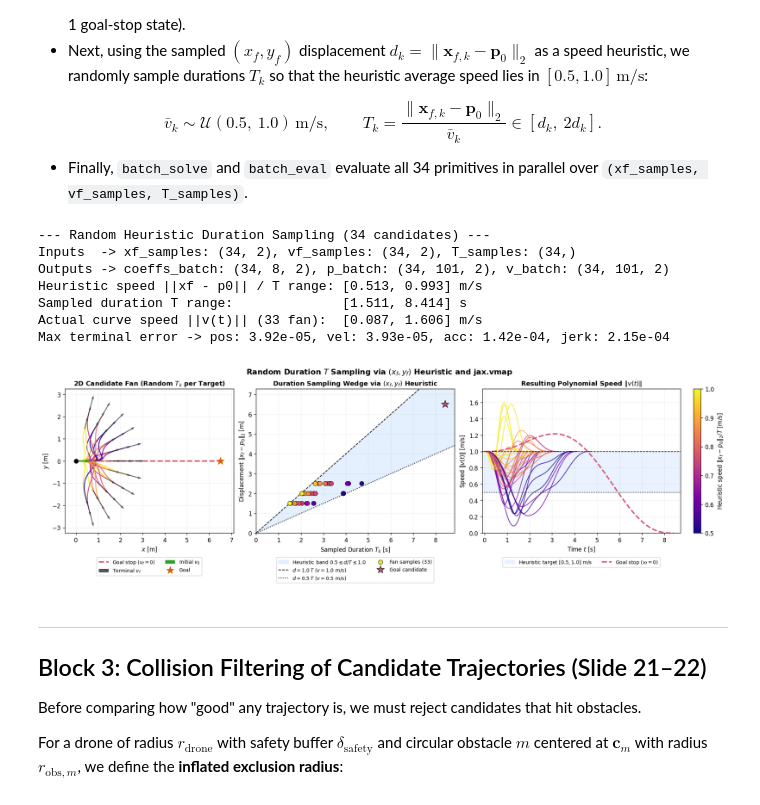
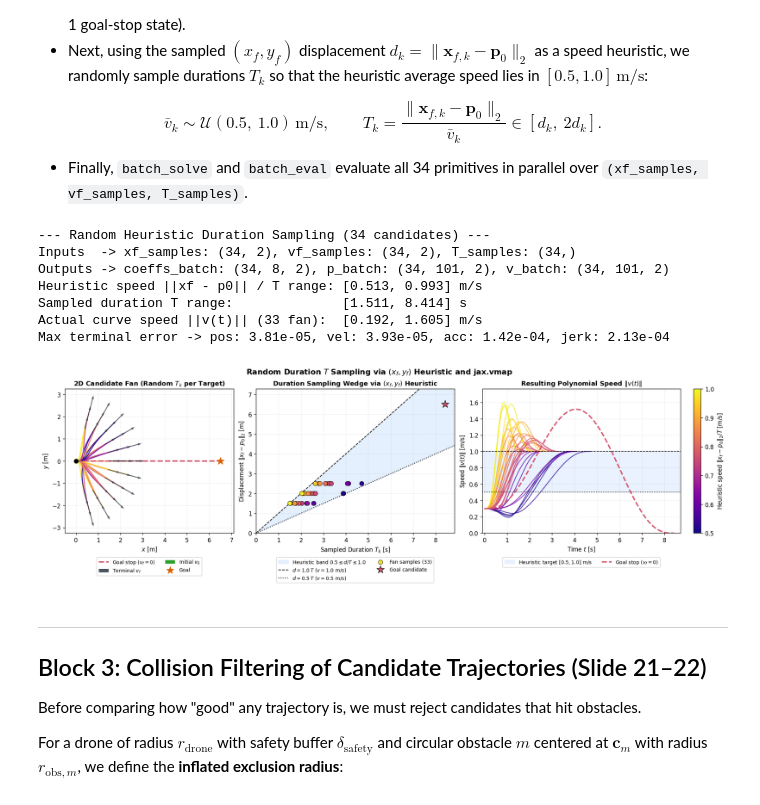
Before and after one commit to arunkumar-singh/drone_course_repo, a Jupyter notebook: tutorials/quadrotor_min_snap_primitives_jax_colab.ipynb, the cells around one changed output. Drawn from its saved outputs; the diff is of its cells as text; code cells hidden in the pictures.

```diff
--- a/tutorials/quadrotor_min_snap_primitives_jax_colab.ipynb
+++ b/tutorials/quadrotor_min_snap_primitives_jax_colab.ipynb
@@ -183,7 +183,7 @@ batch_solve = jax.jit(jax.vmap(solve_min_snap, in_axes=(None, None, None, None,
 batch_eval = jax.jit(jax.vmap(eval_primitive, in_axes=(0, 0, None)))
 
 p0 = jnp.array([0.0, 0.0])
-v0 = jnp.array([1.0, 0.0])
+v0 = jnp.array([0.3, 0.0])
 a0 = jnp.array([0.0, 0.0])
 j0 = jnp.array([0.0, 0.0])
 af = jnp.array([0.0, 0.0])
@@ -270,36 +270,36 @@ ax1.set_ylim(0.0, float(disp.max()) * 1.12)
 ax1.set_xlabel("Sampled Duration $T_k$ [s]")
 ax1.set_ylabel(r"Displacement $\|x_f - p_0\|_2$ [m]")
 ax1.set_title("Duration Sampling Wedge via $(x_f, y_f)$ Heuristic")
 ax1.legend(loc="upper center", bbox_to_anchor=(0.5, -0.15), ncol=2, frameon=True)
 
 # Panel 3: Actual speed ||v(t)|| along each primitive vs time t
 ax2.axhspan(0.5, 1.0, color="#dbeafe", alpha=0.6, label="Heuristic target $[0.5, 1.0]$ m/s")
 for k in range(33):
     ax2.plot(t_batch[k], speed_batch[k], color=cmap(norm(float(v_heur[k]))), lw=1.35, alpha=0.8)
 ax2.plot(t_batch[33], speed_batch[33], color=cmap(norm(float(v_heur[33]))), lw=2.3, ls="--", label="Goal stop ($v_f=0$)")
 ax2.axhline(1.0, color="black", ls="--", lw=1.0)
 ax2.axhline(0.5, color="black", ls=":", lw=1.1)
 ax2.set_xlim(-0.1, float(T_samples.max()) + 0.3)
 ax2.set_ylim(0.0, float(speed_batch.max()) * 1.1)
 ax2.set_xlabel("Time $t$ [s]")
 ax2.set_ylabel(r"Speed $\|v(t)\|$ [m/s]")
 ax2.set_title(r"Resulting Polynomial Speed $\|v(t)\|$")
 ax2.legend(loc="upper center", bbox_to_anchor=(0.5, -0.15), ncol=2, frameon=True)
 
 cbar = fig.colorbar(sc, ax=[ax0, ax1, ax2], location="right", fraction=0.018, pad=0.02)
 cbar.set_label(r"Heuristic speed $\|x_f - p_0\|_2 / T$ [m/s]")
 
 fig.suptitle("Random Duration $T$ Sampling via $(x_f, y_f)$ Heuristic and jax.vmap", fontsize=13, fontweight="bold")
 plt.show()
 # %% [output]
 --- Random Heuristic Duration Sampling (34 candidates) ---
 Inputs  -> xf_samples: (34, 2), vf_samples: (34, 2), T_samples: (34,)
 Outputs -> coeffs_batch: (34, 8, 2), p_batch: (34, 101, 2), v_batch: (34, 101, 2)
 Heuristic speed ||xf - p0|| / T range: [0.513, 0.993] m/s
 Sampled duration T range:              [1.511, 8.414] s
-Actual curve speed ||v(t)|| (33 fan):  [0.087, 1.606] m/s
-Max terminal error -> pos: 3.92e-05, vel: 3.93e-05, acc: 1.42e-04, jerk: 2.15e-04
+Actual curve speed ||v(t)|| (33 fan):  [0.192, 1.605] m/s
+Max terminal error -> pos: 3.81e-05, vel: 3.93e-05, acc: 1.42e-04, jerk: 2.13e-04
-[figure, old version]
+[figure, new version]
 # %% [markdown]
 ---
 ## Block 3: Collision Filtering of Candidate Trajectories (Slide 21–22)
```
Also changed, not shown: parts of 3 cells of this notebook.
